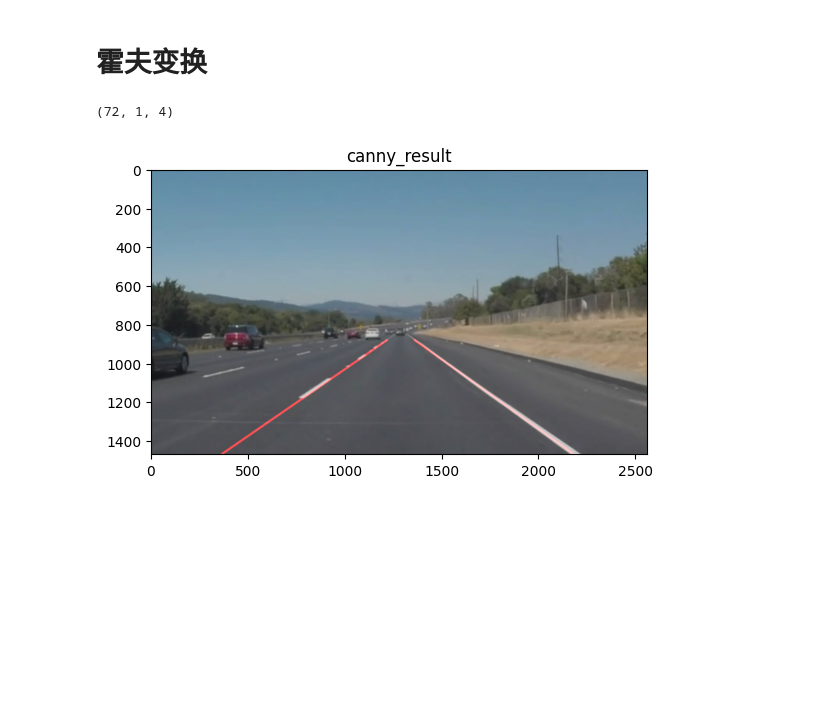
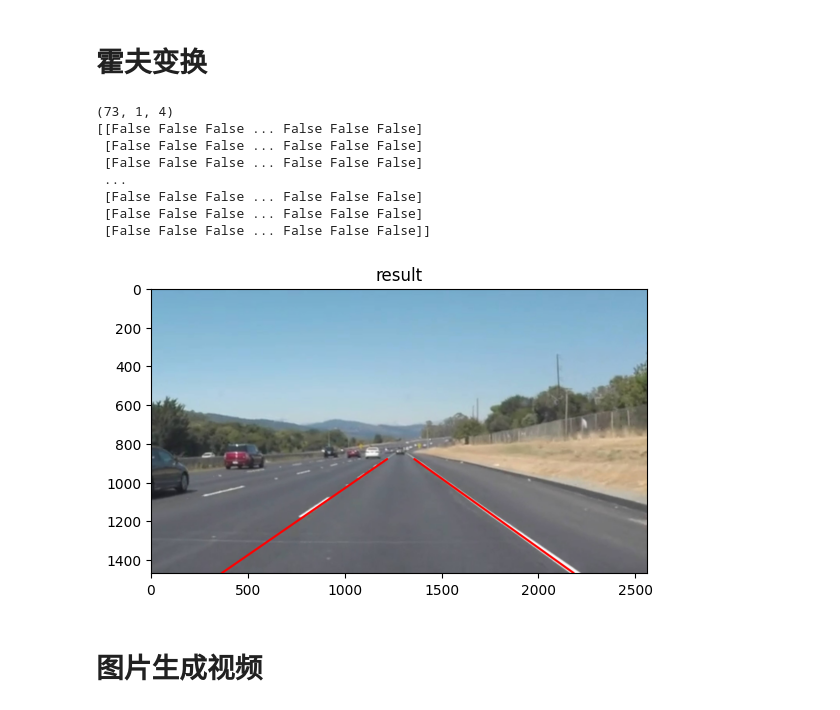
Before and after one commit to zrc0622/HIT-CV, a Jupyter notebook: 实验/实验二/code/main.ipynb, the cells around one changed output. Drawn from its saved outputs; the diff is of its cells as text; code cells hidden in the pictures; blank space fills up the shorter version.

```diff
--- a/实验/实验二/code/main.ipynb
+++ b/实验/实验二/code/main.ipynb
@@ -52,7 +56,7 @@ def filter(img, kernel):
     min_pixel = np.min(process_img)
     max_pixel = np.max(process_img)
     stretched_image = ((process_img - min_pixel) / (max_pixel - min_pixel)) * 255
-    stretched_image = stretched_image.astype(np.uint8)  # 转换为0-255之间的整数
+    # stretched_image = stretched_image.astype(np.uint8)  # 转换为0-255之间的整数
 
     plt.figure(figsize=(12,6))
     plt.subplot(121)
@@ -60,7 +64,11 @@ def filter(img, kernel):
     plt.subplot(122)
     plt.imshow(process_img, cmap='gray')#彩色图转灰度图
     plt.show()
-    return process_img
+
+    print(process_img.dtype)
+    print(stretched_image.dtype)
+
+    return stretched_image
 
 gau_filter = gaussian_filter(0.8, 5)
 process_img = filter(grey_img, gau_filter)
@@ -251,7 +261,7 @@ def average(image, lines):
     right_line = make_points(image, right_avg)
     return np.array([left_line, right_line])
 
-def hough_lines(image, rho_resolution, theta_resolution, threshold, min_line_length, max_line_gap):
+def hough_lines(image, rho_resolution, theta_resolution, threshold): # min_line_length max_line_gap
     # 图像的高度和宽度
     height, width = image.shape[:2]
 
@@ -285,36 +295,52 @@ def hough_lines(image, rho_resolution, theta_resolution, threshold, min_line_len
                 y0 = b * rho
                 x1 = int(x0 + 1000 * (-b))
                 y1 = int(y0 + 1000 * (a))
                 x2 = int(x0 - 1000 * (-b))
                 y2 = int(y0 - 1000 * (a))
                 lines.append(np.array([[x1, y1, x2, y2]]))
 
     return np.array(lines)
 
 masked_img_copy = masked_img.astype(np.uint8)
 img2 = np.copy(img)
 
 # lines = cv2.HoughLinesP(masked_img_copy, 2, np.pi/180, 100, np.array([]), minLineLength=40, maxLineGap=5)
 # print(lines.shape)
 
 rho_resolution = 1
 theta_resolution = np.pi / 180
 threshold = 100
 min_line_length = 40
 max_line_gap = 5
-lines = hough_lines(masked_img_copy, rho_resolution, theta_resolution, threshold, min_line_length, max_line_gap)
+lines = hough_lines(masked_img_copy, rho_resolution, theta_resolution, threshold)
 print(lines.shape)
 
 averaged_lines = average(img2, lines)
 black_lines = display_lines(img2, averaged_lines)
 #taking wighted sum of original image and lane lines image
-lanes = cv2.addWeighted(img2, 0.8, black_lines, 1, 1)
+
+# lanes = cv2.addWeighted(img2, 0, black_lines, 1, 1)
+red_mask = (black_lines[:, :, 2] == 0) & (black_lines[:, :, 0] != 0) & (black_lines[:, :, 1] == 0)
+print(red_mask)
+# 直接将红线部分的像素改为红色
+img2[red_mask] = [255, 0, 0]  # 设置为红色
+
+
 plt.figure(8)
-plt.title('canny_result')
-plt.imshow(lanes)
+plt.title('result')
+plt.imshow(img2)
 
 plt.show()
 # cv2.imshow("lanes", lanes)
 # %% [output]
-(72, 1, 4)
+(73, 1, 4)
+[[False False False ... False False False]
+ [False False False ... False False False]
+ [False False False ... False False False]
+ ...
+ [False False False ... False False False]
+ [False False False ... False False False]
+ [False False False ... False False False]]
-[figure, old version]
+[figure, new version]
+# %% [markdown]
+# 图片生成视频
```
Also changed, not shown: parts of 5 cells of this notebook, 6 other files.
